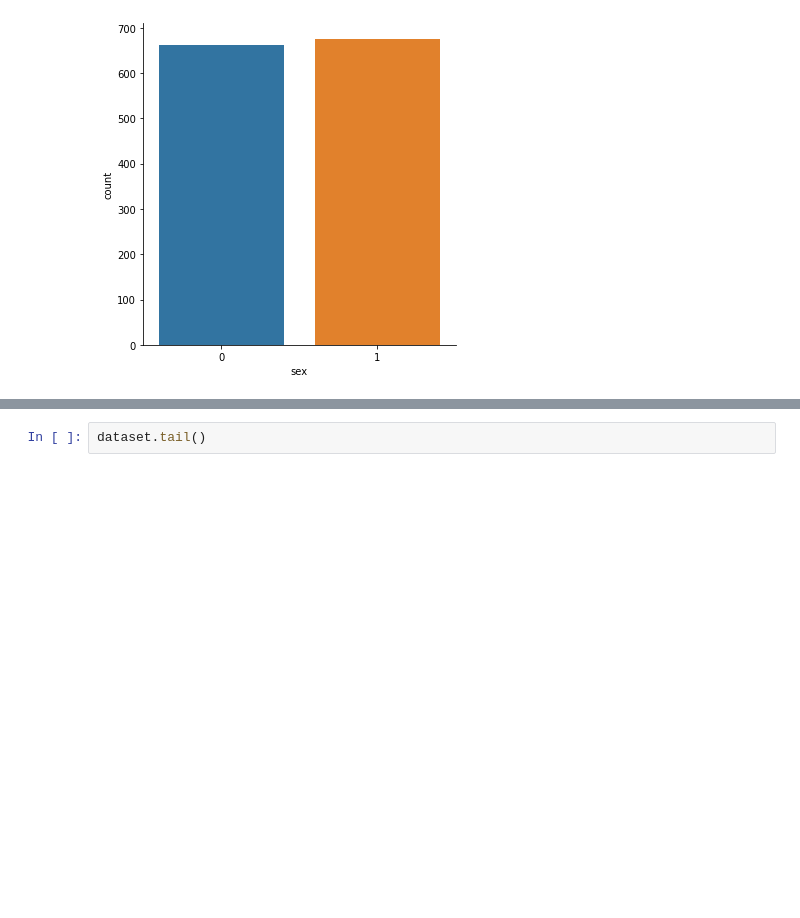
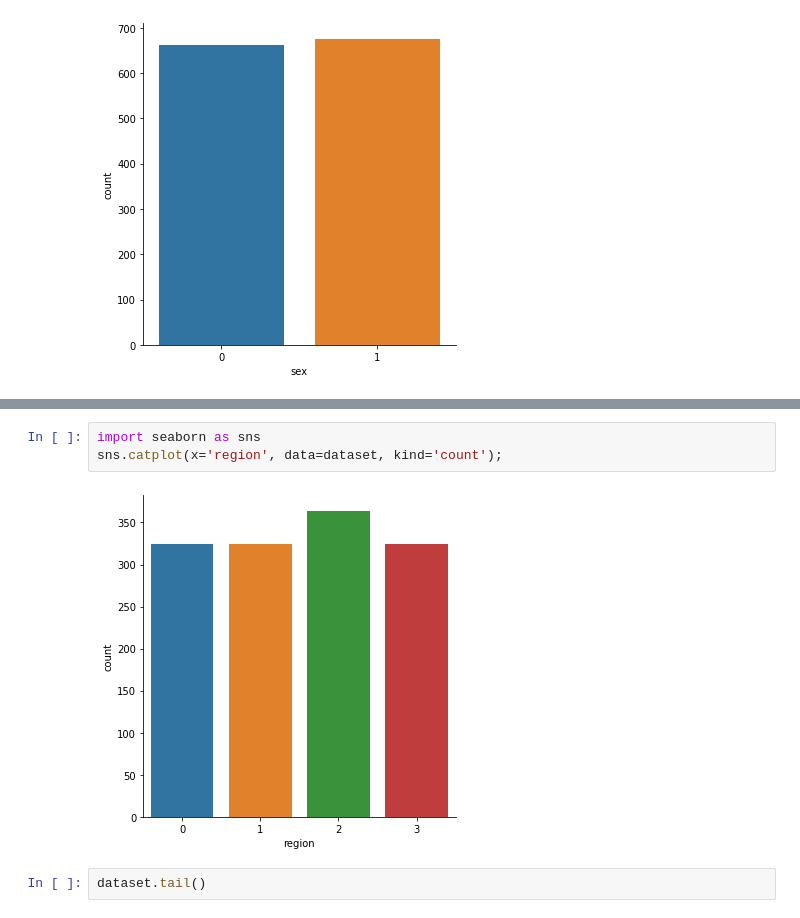
Before and after one commit to Mayuri-thatikonda/insurance_amount, a Jupyter notebook: insurance.ipynb, the cells around one changed output, grey strips where cells are left out. Saved outputs shown, nothing was run; the diff lists cells and outputs as text; blank space fills up the shorter version.

```diff
--- a/insurance.ipynb
+++ b/insurance.ipynb
@@ -103,3 +113,8 @@ sns.catplot(x='sex', data=dataset, kind='count');
+# %%
+import seaborn as sns
+sns.catplot(x='region', data=dataset, kind='count');
+# %% [output]
+[figure, added]
 # %%
 dataset.tail()
 # %% [output]
```
Also changed, not shown: parts of 4 cells of this notebook.
